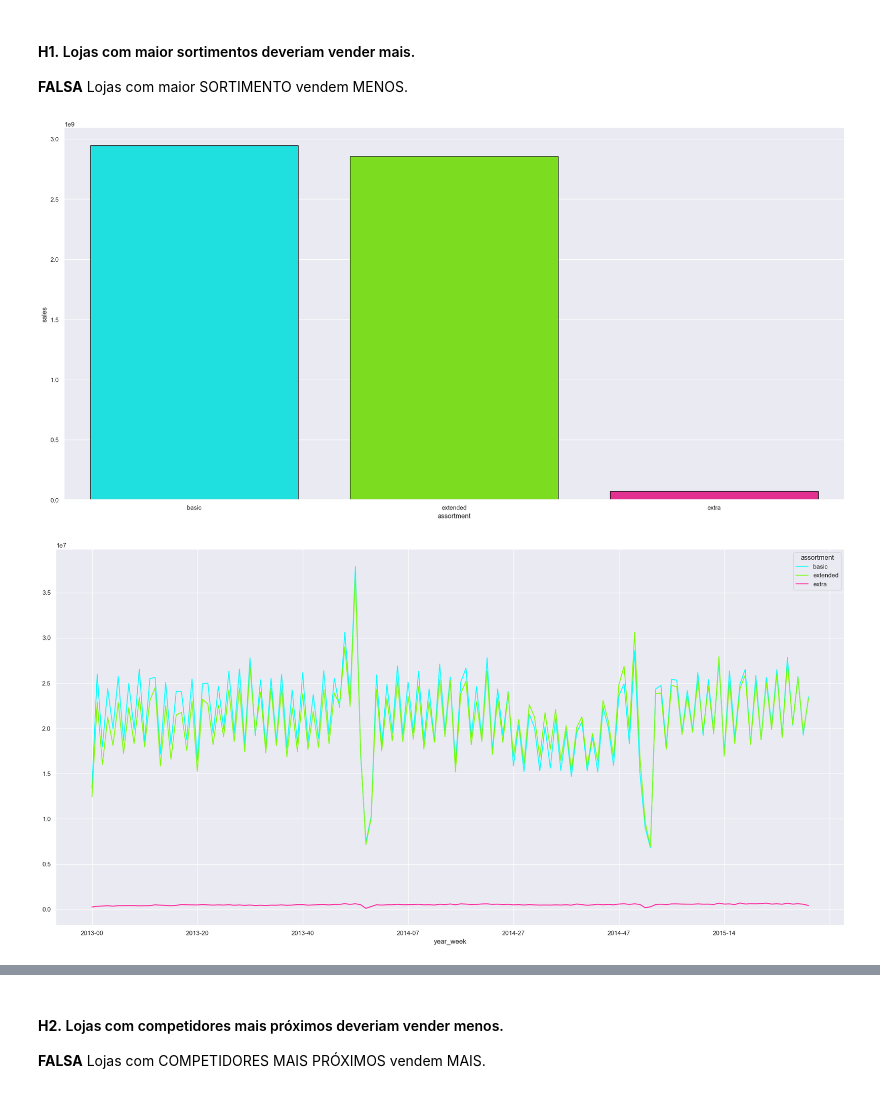
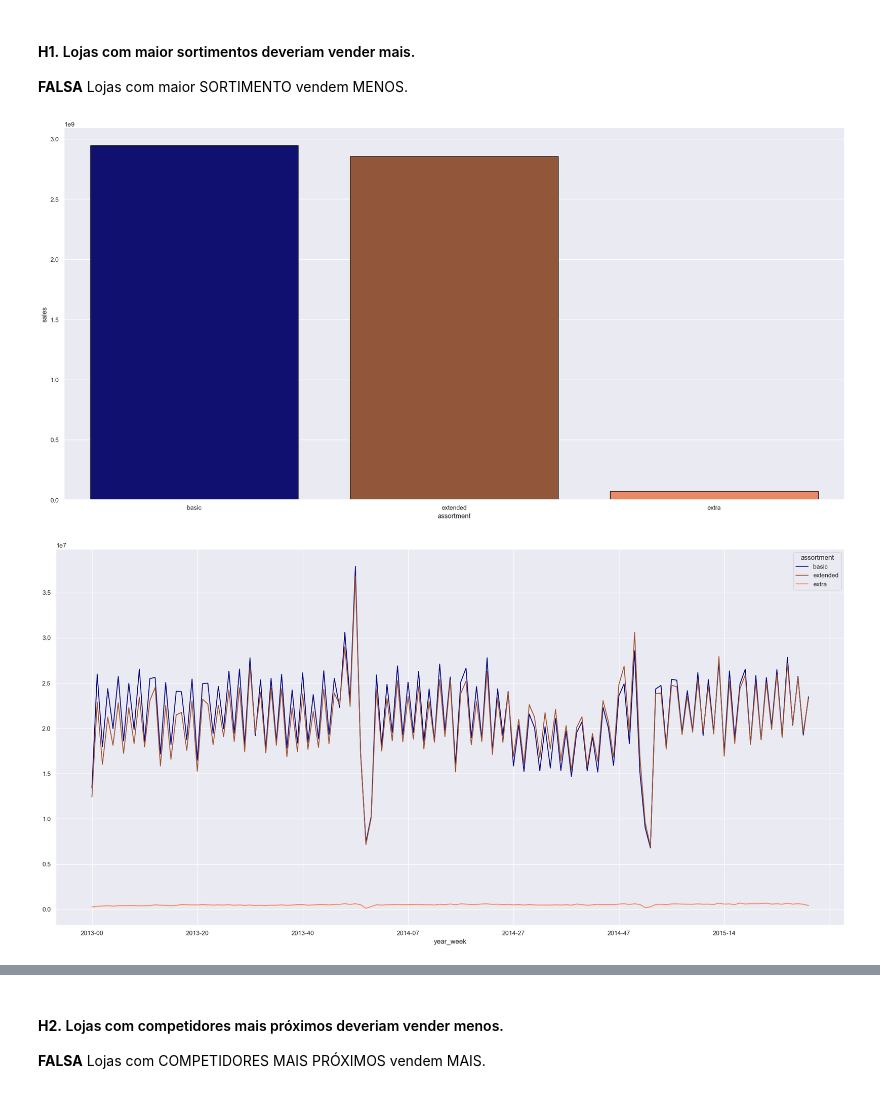
Before and after one commit to JoseEduardof93/Pharmacy-Sales-Forecast, a Jupyter notebook: notebooks/mod04_v01_forecast_project_eda.ipynb, the cells around one changed output, grey strips where cells are left out. Cells and saved outputs as stored; diff of their text form; code cells hidden in the pictures.

```diff
--- a/notebooks/mod04_v01_forecast_project_eda.ipynb
+++ b/notebooks/mod04_v01_forecast_project_eda.ipynb
@@ -415,14 +418,16 @@ plt.legend();
 #### **H1.** Lojas com maior sortimentos deveriam vender mais.
 **FALSA** Lojas com maior SORTIMENTO vendem MENOS.
 # %%
+colors = [ 'Navy','sienna','coral']
+
 aux1 = df4[['assortment', 'sales']].groupby('assortment').sum().reset_index()
 sns.barplot( x='assortment', y= 'sales', data= aux1, palette= colors, edgecolor='black', alpha=1)
 
 aux2 = df4[['year_week','assortment', 'sales']].groupby(['year_week', 'assortment']).sum().reset_index()
 aux2.pivot( index='year_week', columns='assortment', values='sales').plot(color= colors, alpha=1);
 
 aux3 = aux2[aux2['assortment'] == 'extra']
-aux3.pivot( index='year_week', columns='assortment', values='sales').plot(color= 'deeppink', alpha=1);
+aux3.pivot( index='year_week', columns='assortment', values='sales').plot(color= 'coral', alpha=1);
 # %% [output]
-[figure, old version]
+[figure, new version]
-[figure, old version]
+[figure, new version]
```
Also changed, not shown: parts of 30 cells of this notebook.
